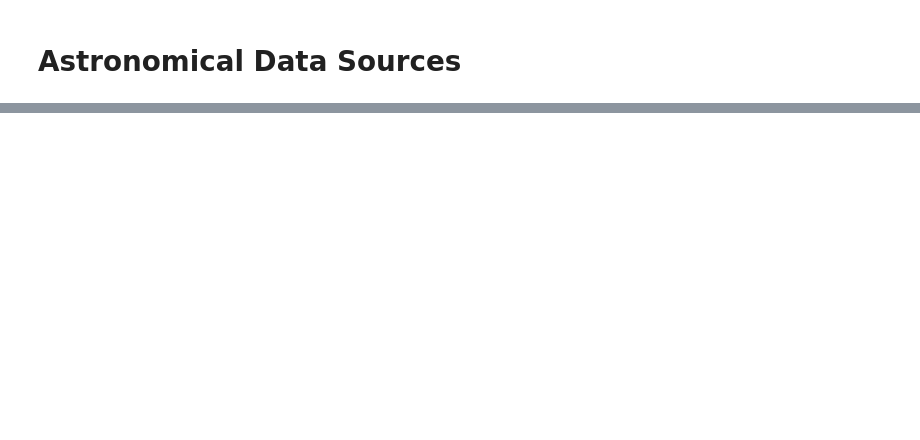
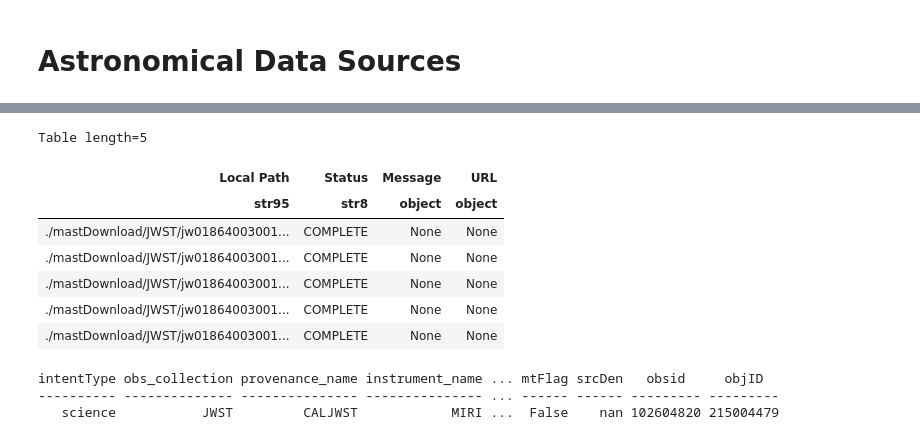
Before and after one commit to deltorobarba/astrophysics, a Jupyter notebook: sources.ipynb, the cells around one changed output, grey strips where cells are left out. Cells and saved outputs as stored; diff of their text form; code cells hidden in the pictures; blank space fills up the shorter version.

```diff
--- a/sources.ipynb
+++ b/sources.ipynb
@@ -24,0 +55,12 @@ https://github.com/deltorobarba/astrophysics/blob/main/exoplanet_kepler10.ipynb
+# %%
+# Access infrared data from JWS instruments
+from astroquery.mast import Observations
+
+# Set up the query parameters
+obs_table = Observations.query_criteria(
+    obs_collection='JWST',           # Specific to JWST
+    instrument_name=['NIRCam', 'MIRI', 'NIRSpec', 'NIRISS', 'FGS']
+)
+
+# Display the results
+print(obs_table)
@@ -24,0 +85,3 @@ https://github.com/deltorobarba/astrophysics/blob/main/exoplanet_kepler10.ipynb
+# %%
+# Assuming you've selected specific observations (first one for this example)
+data = Observations.get_product_list(obs_table[0])
@@ -24,0 +120,7 @@ https://github.com/deltorobarba/astrophysics/blob/main/exoplanet_kepler10.ipynb
+# %%
+# Select the first few products to download (e.g., first 5 products)
+subset = data[:5]  # Adjust the number as needed
+
+# Download the selected data products
+Observations.download_products(subset)
+# %% [output]
@@ -24,0 +132,16 @@ https://github.com/deltorobarba/astrophysics/blob/main/exoplanet_kepler10.ipynb
+Table length=5
+| Local Path | Status | Message | URL |
+| str95 | str8 | object | object |
+| ./mastDownload/JWST/jw01864003001... | COMPLETE | None | None |
+| ./mastDownload/JWST/jw01864003001... | COMPLETE | None | None |
+| ./mastDownload/JWST/jw01864003001... | COMPLETE | None | None |
+| ./mastDownload/JWST/jw01864003001... | COMPLETE | None | None |
+| ./mastDownload/JWST/jw01864003001... | COMPLETE | None | None |
+# %%
+# Filter table by column value, based on specific criteria, e.g. only observations using NIRCam
+nircam_obs = obs_table[obs_table['instrument_name'] == 'MIRI']
+print(nircam_obs)
+# %% [output]
+intentType obs_collection provenance_name instrument_name ... mtFlag srcDen   obsid     objID
+---------- -------------- --------------- --------------- ... ------ ------ --------- ---------
+   science           JWST         CALJWST            MIRI ...  False    nan 102604820 215004479
```
Also changed, not shown: parts of 76 cells of this notebook.
